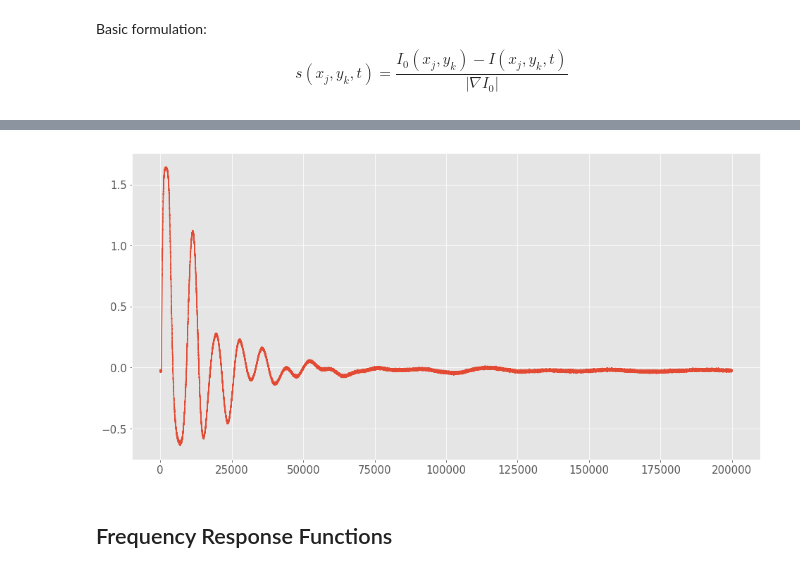
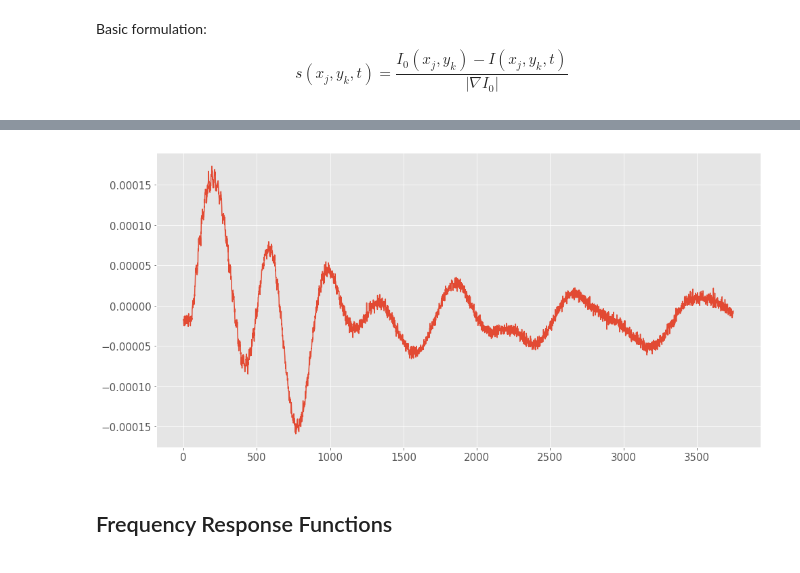
Before and after one commit to ladisk/ImageBasedModalAnalysisTutorial, a Jupyter notebook: ImageBasedModalAnalysisTutorial.ipynb, the cells around one changed output, grey strips where cells are left out. Saved outputs shown, nothing was run; the diff lists cells and outputs as text; code cells hidden in the pictures.

```diff
--- a/ImageBasedModalAnalysisTutorial.ipynb
+++ b/ImageBasedModalAnalysisTutorial.ipynb
@@ -169,2 +222,2 @@ $$
 # %%
-reference_image = np.average(mraw[:500], axis=0)
+reference_image = np.average(video.mraw[:500], axis=0)
@@ -175,9 +230,10 @@ Determine points with largest gradient in **vertical** direction.
 # %%
-border = 50
-n = 5
+border = 20
+border_h = 12
+n = 2
 N = 20
 w = np.arange(border, reference_image.shape[1]-border, np.abs(border - reference_image.shape[1]-border)//N)
-h = np.argsort(np.abs(grad0[:, w]), axis=0)[-n:, :].T
+h = np.argsort(np.abs(grad0[border_h:-border_h, w]), axis=0)[-n:, :].T + border_h
 inds = np.column_stack((h.flatten(), w.repeat(n)))
 # %%
 fig, ax = plt.subplots()
@@ -199,0 +247,4 @@ Finished:  2018-12-11 13:13:00.569354
+# %%
+video.set_points(
+    inds,
+    n=n) # adding points to `video` object
@@ -199,0 +257,5 @@ Finished:  2018-12-11 13:13:00.569354
+# %%
+displacements = video.get_displacements(
+    mean_n_neighbours=n,
+    convert_from_px=4.86 * 1e-4,
+    )
@@ -200,7 +266,7 @@ Finished:  2018-12-11 13:13:00.569354
 # %%
 fig, ax = plt.subplots()
-ax.plot(displacements[:, 5]);
+ax.plot(displacements[:, 10]);
 # %% [output]
-[figure, old version]
+[figure, new version]
 # %% [markdown]
 ## Frequency Response Functions
```
Also changed, not shown: parts of 85 cells of this notebook, 10 other files.
